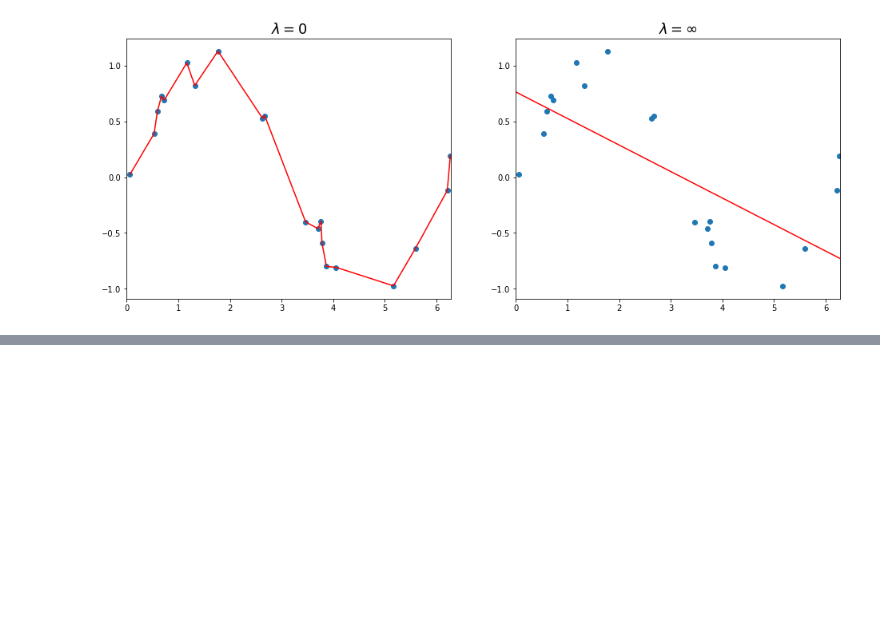
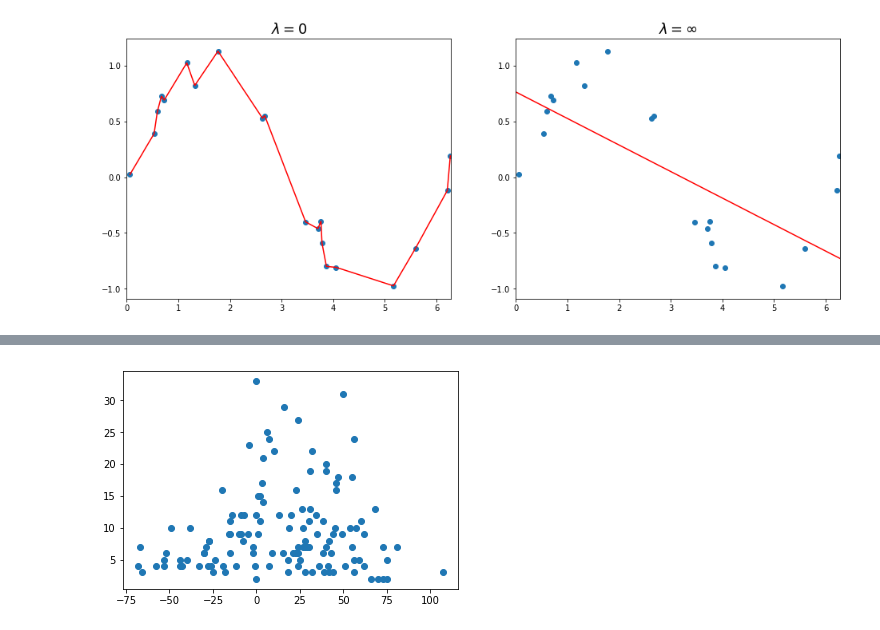
Before and after one commit to Ryuta339/ESL, a Jupyter notebook: Chapter05/SmoothingSpline.ipynb, the cells around one changed output, grey strips where cells are left out. Drawn from its saved outputs; the diff is of its cells as text; code cells hidden in the pictures; blank space fills up the shorter version.

```diff
--- a/Chapter05/SmoothingSpline.ipynb
+++ b/Chapter05/SmoothingSpline.ipynb
@@ -66,0 +197,89 @@ ax.set_title ("$\lambda=\infty$", fontsize=18);
+# %%
+import csv
+import numpy as np;
+
+# get data
+
+file = open("../data/LAozone.csv", "r", encoding="utf_8", errors="", newline="" )
+f = csv.reader(file, delimiter=",", doublequote=True, lineterminator="\r\n", quotechar='"', skipinitialspace=True)
+header = next(f);
+train_data = np.array ([[float (x) for x in row[:]] for row in f]);
+train_Y = train_data[0:128,0];
+train_X = train_data[0:128,6];
+
+K = len(np.unique(train_Y));
+N, = train_X.shape;
+
+
+import matplotlib.pyplot as plt;
+
+plt.scatter(train_X[:], train_Y[:])
+
+# sorting by ascended order
+values = list(zip(train_X,train_Y));
+data = np.array (values, dtype=[('a',float),('b',float)]);
+sorted_data = np.sort (data, order=['a','b']);
+sorted_X = [];
+sorted_Y = [];
+for sd in sorted_data:
+    sorted_X.append (sd[0]);
+    sorted_Y.append (sd[1]);
+
+
+def matrix_N (col, row):
+    # param col means  column number
+    # param row means  row number
+    if row+1==1:
+        return 1;
+    if row+1==2:
+        return sorted_X[col];
+    if row+1>col+1+1:
+        return 0;
+    if col+1==N:
+        return (sorted_X[N-1]-sorted_X[row-2])**2 - (sorted_X[N-1]-sorted_X[N-2])**2;
+    return (sorted_X[col] - sorted_X[row-2])**3 / (sorted_X[N-1] - sorted_X[row-2]);
+
+def matrix_Omega (col, row):
+    # param col means column number
+    # param row means row number
+    if (col+1<=2) or (row+1<=2):
+        return 0;
+    if (col+1==row+1):
+        return 12*(sorted_X[col-2]-sorted_X[N-2])*(sorted_X[col-2]-2*sorted_X[N-2]+sorted_X[N-1]) / (sorted_X[N-1]-sorted_X[col-2]);
+    j = row if (row<col) else col;
+    k = col if (row<col) else row;
+    tmp1_1 = sorted_X[N-1]*sorted_X[N-1]+sorted_X[k-2]*sorted_X[N-1]+sorted_X[k-2]*sorted_X[k-2];
+    tmp1_2 = (sorted_X[j-2]+sorted_X[k-2])*(sorted_X[N-1]+sorted_X[k-2]);
+    tmp1_3 = sorted_X[j-2]*sorted_X[k-2];
+    tmp2 = sorted_X[N-1] - sorted_X[N-2];
+    tmp3_1 = sorted_X[N-1]*sorted_X[N-1]+sorted_X[N-1]*sorted_X[N-2]+sorted_X[N-2]*sorted_X[N-2];
+    tmp3_2 = (sorted_X[j-2]+sorted_X[k-2]+sorted_X[N-2])*(sorted_X[N-1]+sorted_X[N-2]);
+    tmp3_3 = sorted_X[N-2]*(sorted_X[j-2]+sorted_X[k-2]);
+    tmp1 = (2*tmp1_1 - 3*tmp1_2 + 6*tmp1_3) / (sorted_X[N-1]-sorted_X[j-2]);
+    tmp3 = (4*tmp3_1 - 3*tmp3_2 + 6*tmp3_3) / (2*sorted_X[N-1]-sorted_X[j-2]-sorted_X[k-2]);
+    return 12*(tmp1 + tmp2 - tmp3);
+
+
+# calcurating matrices
+matN = np.zeros ((N,N));
+for col in range(N):
+    for row in range (N):
+        matN[col,row] = matrix_N(col, row);
+
+Omega = np.zeros ((N,N));
+for col in range (N):
+    for row in range(N):
+        Omega[col,row] = matrix_Omega (col,row)
+
+lam = 0.00022;
+u,s,vh = np.linalg.svd(matN, full_matrices=False);
+K = (u.T/s).dot (vh.T).dot(Omega).dot (vh/s).dot (u);
+for row in range (N):
+    for col in range (row+1,N):
+        if K[col,row]!=K[row,col]:
+            print ("{},{}".format(col, row))
+w, v = np.linalg.eig (K);
+w = np.sort (w)[::-1];
+plt.figure ();
+plt.plot (1.0/(1+lam*w))
+# %% [output]
@@ -66,0 +304 @@ ax.set_title ("$\lambda=\infty$", fontsize=18);
+[figure, added]
```
Also changed, not shown: parts of 6 cells of this notebook.
